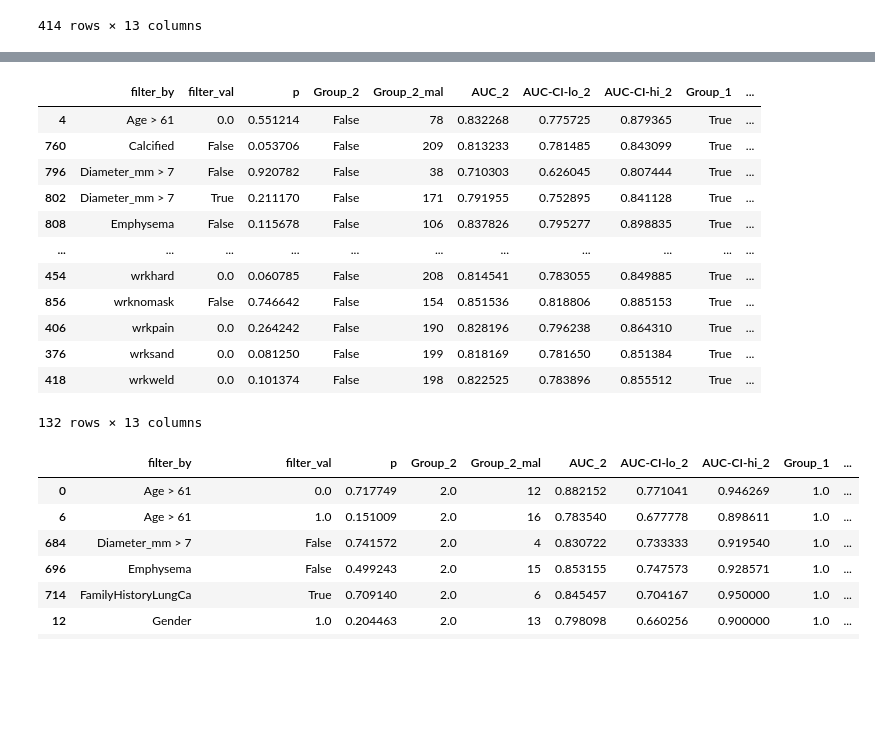
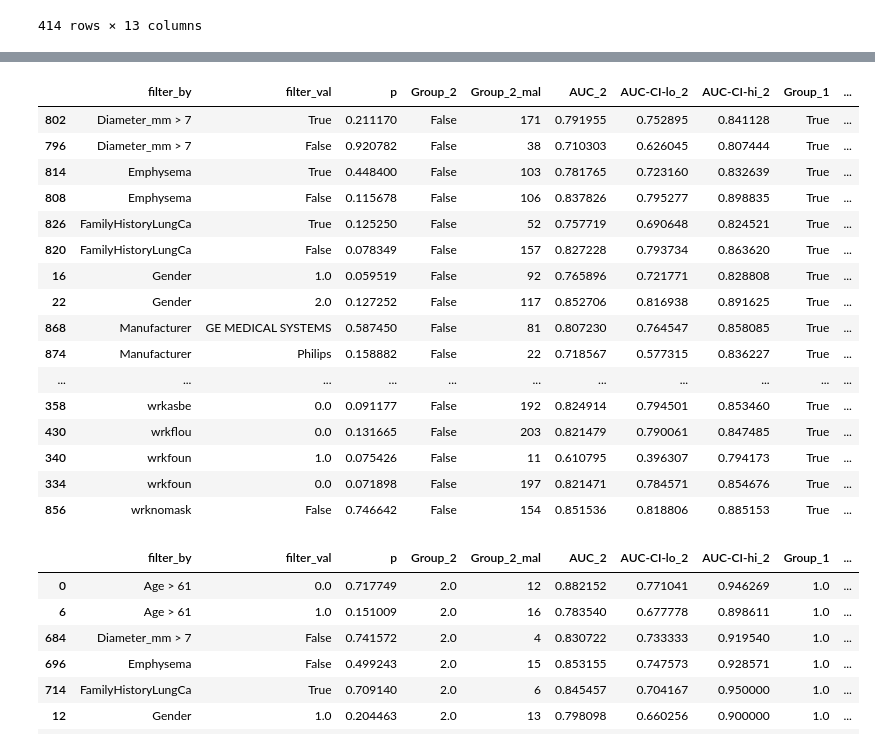
Before and after one commit to DIAGNijmegen/bodyct-lung-malignancy-fairness, a Jupyter notebook: save_all_results.ipynb, the cells around one changed output, grey strips where cells are left out. Saved outputs shown, nothing was run; the diff lists cells and outputs as text; code cells hidden in the pictures; blank space fills up the shorter version.

```diff
--- a/save_all_results.ipynb
+++ b/save_all_results.ipynb
@@ -536,27 +539,31 @@ gender_df[
 # %%
 overweight_df = pd.read_csv(f'{RESULTS_DIR}/auroc-overweight-by-factors-nlst-5911.csv')
 overweight_df[
-    # (gender_df['filter_by'].isin(sybil_worse_df['attribute'])) &
+    (overweight_df['filter_by'].isin(sybil_worse_df['attribute'])) &
     (overweight_df['p'] > 0.05) &
     (overweight_df['col'] == 'sybil_year1')
 ].sort_values(by='filter_by', ascending=True)[['filter_by', 'filter_val', 'p',
                                                        'Group_2', 'Group_2_mal', 'AUC_2', 'AUC-CI-lo_2', 'AUC-CI-hi_2',
                                                        'Group_1', 'Group_1_mal', 'AUC_1', 'AUC-CI-lo_1', 'AUC-CI-hi_1',
                                                        ]]
 # %% [output]
 |  | filter_by | filter_val | p | Group_2 | Group_2_mal | AUC_2 | AUC-CI-lo_2 | AUC-CI-hi_2 | Group_1 | ... |
-| 4 | Age > 61 | 0.0 | 0.551214 | False | 78 | 0.832268 | 0.775725 | 0.879365 | True | ... |
-| 760 | Calcified | False | 0.053706 | False | 209 | 0.813233 | 0.781485 | 0.843099 | True | ... |
+| 802 | Diameter_mm > 7 | True | 0.211170 | False | 171 | 0.791955 | 0.752895 | 0.841128 | True | ... |
 | 796 | Diameter_mm > 7 | False | 0.920782 | False | 38 | 0.710303 | 0.626045 | 0.807444 | True | ... |
-| 802 | Diameter_mm > 7 | True | 0.211170 | False | 171 | 0.791955 | 0.752895 | 0.841128 | True | ... |
+| 814 | Emphysema | True | 0.448400 | False | 103 | 0.781765 | 0.723160 | 0.832639 | True | ... |
 | 808 | Emphysema | False | 0.115678 | False | 106 | 0.837826 | 0.795277 | 0.898835 | True | ... |
+| 826 | FamilyHistoryLungCa | True | 0.125250 | False | 52 | 0.757719 | 0.690648 | 0.824521 | True | ... |
+| 820 | FamilyHistoryLungCa | False | 0.078349 | False | 157 | 0.827228 | 0.793734 | 0.863620 | True | ... |
+| 16 | Gender | 1.0 | 0.059519 | False | 92 | 0.765896 | 0.721771 | 0.828808 | True | ... |
+| 22 | Gender | 2.0 | 0.127252 | False | 117 | 0.852706 | 0.816938 | 0.891625 | True | ... |
+| 868 | Manufacturer | GE MEDICAL SYSTEMS | 0.587450 | False | 81 | 0.807230 | 0.764547 | 0.858085 | True | ... |
+| 874 | Manufacturer | Philips | 0.158882 | False | 22 | 0.718567 | 0.577315 | 0.836227 | True | ... |
 | ... | ... | ... | ... | ... | ... | ... | ... | ... | ... | ... |
-| 454 | wrkhard | 0.0 | 0.060785 | False | 208 | 0.814541 | 0.783055 | 0.849885 | True | ... |
+| 358 | wrkasbe | 0.0 | 0.091177 | False | 192 | 0.824914 | 0.794501 | 0.853460 | True | ... |
+| 430 | wrkflou | 0.0 | 0.131665 | False | 203 | 0.821479 | 0.790061 | 0.847485 | True | ... |
+| 340 | wrkfoun | 1.0 | 0.075426 | False | 11 | 0.610795 | 0.396307 | 0.794173 | True | ... |
+| 334 | wrkfoun | 0.0 | 0.071898 | False | 197 | 0.821471 | 0.784571 | 0.854676 | True | ... |
 | 856 | wrknomask | False | 0.746642 | False | 154 | 0.851536 | 0.818806 | 0.885153 | True | ... |
-| 406 | wrkpain | 0.0 | 0.264242 | False | 190 | 0.828196 | 0.796238 | 0.864310 | True | ... |
-| 376 | wrksand | 0.0 | 0.081250 | False | 199 | 0.818169 | 0.781650 | 0.851384 | True | ... |
-| 418 | wrkweld | 0.0 | 0.101374 | False | 198 | 0.822525 | 0.783896 | 0.855512 | True | ... |
-132 rows × 13 columns
 # %%
 kiran_worse_df = df[(df['p'] < 0.15) & (df['col'] == 'DL_cal')]
 race_df = pd.read_csv(f'{RESULTS_DIR}/auroc-race-by-factors-nlst-5911.csv')
```
Also changed, not shown: parts of 2 cells of this notebook.
